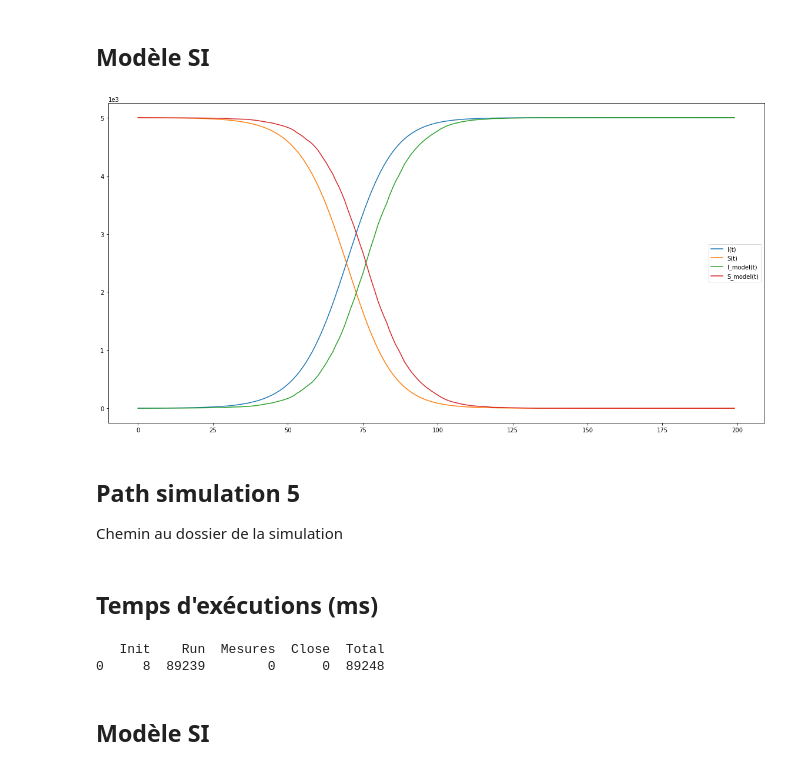
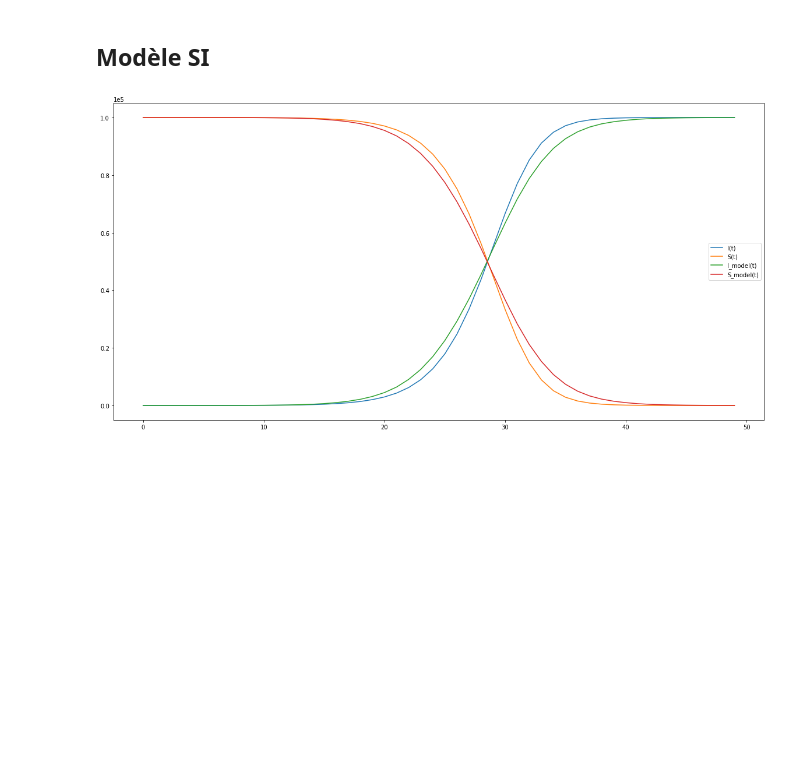
Before and after one commit to maximepasquier/Diversity, a Jupyter notebook: Python/SI.ipynb, the cells around one changed output. Saved outputs shown, nothing was run; the diff lists cells and outputs as text; code cells hidden in the pictures; blank space fills up the shorter version.

Commit message:
Version 3.4 : construction modèle

```diff
--- a/Python/SI.ipynb
+++ b/Python/SI.ipynb
@@ -29,8 +29,8 @@ def infection(S, I, N, iterations):
         I_comp.append(I)
 
 N = 5000 # S + I = N
-beta = 0.066
-iterations = 300
+beta = 0.516
+iterations = 40
 
 S = N - 1
 I = 1
@@ -86,9 +86,9 @@ def infection(S, I, N, iterations):
         S_comp.append(S)
         I_comp.append(I)
 
-N = 5000 # S + I = N
-beta = 0.706
-iterations = 40
+N = 20000 # S + I = N
+beta = 0.362
+iterations = 60
 
 S = N - 1
 I = 1
@@ -144,9 +144,9 @@ def infection(S, I, N, iterations):
         S_comp.append(S)
         I_comp.append(I)
 
-N = 5000 # S + I = N
-beta = 0.193
-iterations = 90
+N = 50000 # S + I = N
+beta = 0.614
+iterations = 40
 
 S = N - 1
 I = 1
@@ -202,39 +202,36 @@ def infection(S, I, N, iterations):
         S_comp.append(S)
         I_comp.append(I)
 
-N = 5000 # S + I = N
-beta = 0.127
-iterations = 200
+N = 100000 # S + I = N
+beta = 0.465
+iterations = 50
 
 S = N - 1
 I = 1
 
 S_comp = [] # infected compartment
 I_comp = [] # susceptible compartment
 
 nombre_individus_S = N - contamine
 
 infection(S, I, N, iterations)
 figure = plt.figure(figsize=(20, 10))
 
 I_line, = plt.plot(I_comp, label='I(t)')
 S_line, = plt.plot(S_comp, label='S(t)')
 I_model, = plt.plot(contamine, label='I_model(t)')
 S_model, = plt.plot(nombre_individus_S, label='S_model(t)')
 
 plt.legend(handles=[I_line, S_line, I_model, S_model])
 
 plt.ticklabel_format(style='sci', axis='y', scilimits=(0,0)) # use scientific notation
 
 plt.show()
 
 # MSE I
 #print("MSE I : ", np.square(np.subtract(contamine['Nombre de contaminés'].values.tolist(),I_comp)).mean())
 
 # MSE S
 #print("MSE S : ", np.square(np.subtract(nombre_individus['Nombre de contaminés'].values.tolist(),S_comp)).mean())
 # %% [output]
-[figure, old version]
+[figure, new version]
-# %% [markdown]
-## Path simulation 5
-Chemin au dossier de la simulation
@@ -243,11 +237,0 @@ path5 = "/home/maxime/Documents/Automate_Cellulaire/Diversity/Simulations/SI_Ref
-# %% [markdown]
-## Temps d'exécutions (ms)
-# %%
-temps = pd.read_csv(path5 + "/data_csv/times.csv")
-temps_data = pd.DataFrame(temps)
-print(temps_data)
-# %% [output]
-   Init    Run  Mesures  Close  Total
-0     8  89239        0      0  89248
-# %% [markdown]
-## Modèle SI
```
Also changed, not shown: parts of 9 cells of this notebook, 20 other files.
